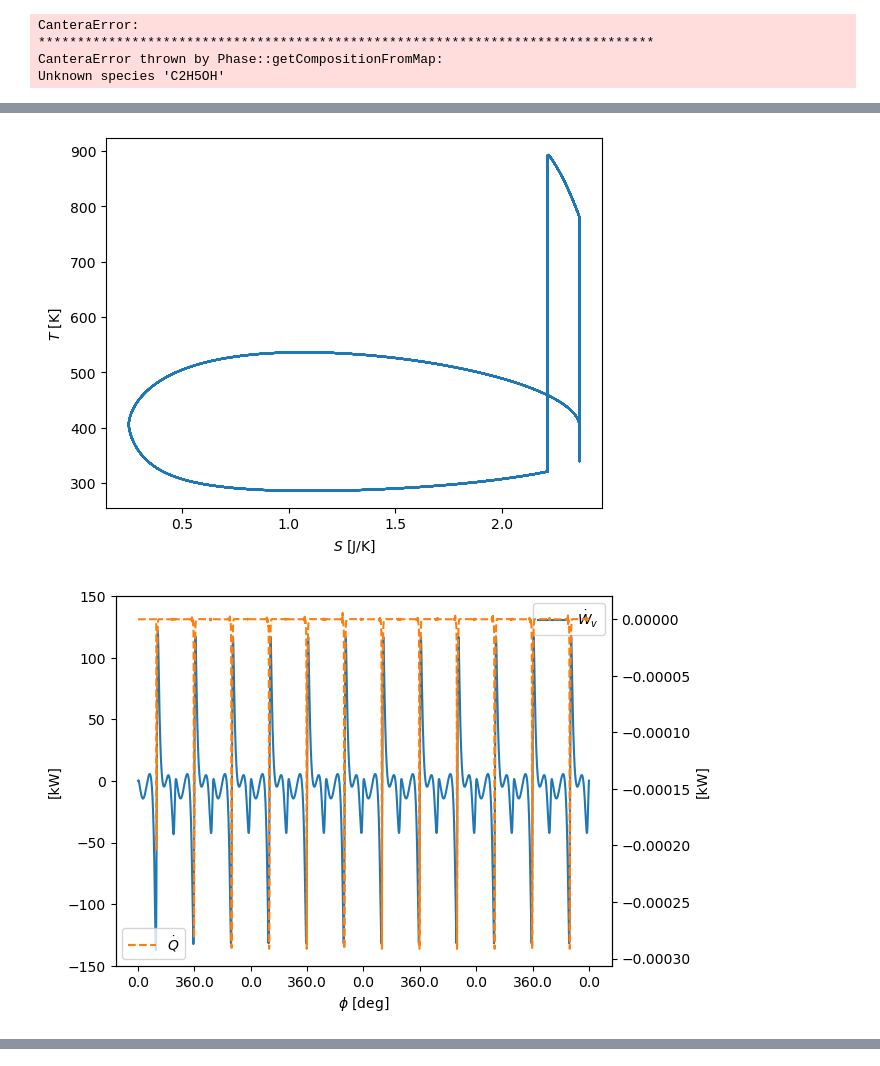
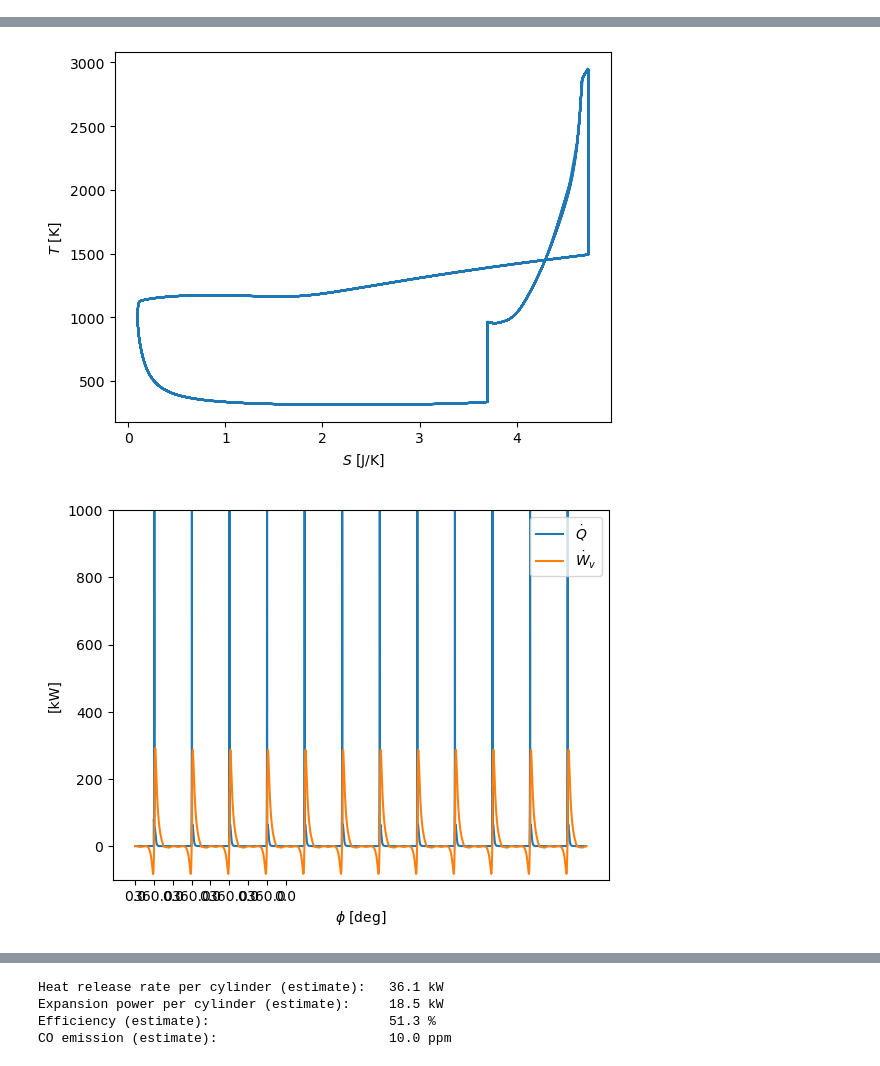
Before and after one commit to mgoureau/DP, a Jupyter notebook: ICU.ipynb, the cells around one changed output, grey strips where cells are left out. Drawn from its saved outputs; the diff is of its cells as text; code cells hidden in the pictures.

```diff
--- a/ICU.ipynb
+++ b/ICU.ipynb
@@ -64,7 +70,7 @@ atol = 1.e-16
 #####################################################################
 
 V_oT = V_H / (epsilon - 1.)
-A_piston = .25 * np.pi * d_piston ** 2
+A_piston = 0.25 * np.pi * d_piston ** 2
 stroke = V_H / A_piston
 
 
@@ -82,7 +88,7 @@ def piston_speed(t):
 #####################################################################
 
 # load reaction mechanism
-gas = ct.Solution(reaction_mechanism)
+gas = ct.Solution(reaction_mechanism,phase_name)
 
 # define initial state and set up reactor
 gas.TPX = T_inlet, p_inlet, comp_inlet
@@ -99,8 +105,7 @@ inlet = ct.Reservoir(gas)
 inlet_valve = ct.Valve(inlet, cyl)
 inlet_delta = np.mod(inlet_close - inlet_open, 4 * np.pi)
 inlet_valve.valve_coeff = inlet_valve_coeff
-inlet_valve.time_function = (
-    lambda t: np.mod(crank_angle(t) - inlet_open, 4 * np.pi) < inlet_delta)
+inlet_valve.time_function = (lambda t: np.mod(crank_angle(t) - inlet_open, 4 * np.pi) < inlet_delta)
 
 # define injector state (gaseous!)
 gas.TPX = T_injector, p_injector, comp_injector
@@ -111,8 +116,7 @@ injector_mfc = ct.MassFlowController(injector, cyl)
 injector_delta = np.mod(injector_close - injector_open, 4 * np.pi)
 injector_t_open = (injector_close - injector_open) / 2. / np.pi / f
 injector_mfc.mass_flow_coeff = injector_mass / injector_t_open
-injector_mfc.time_function = (
-    lambda t: np.mod(crank_angle(t) - injector_open, 4 * np.pi) < injector_delta)
+injector_mfc.time_function = (lambda t: np.mod(crank_angle(t) - injector_open, 4 * np.pi) < injector_delta)
 
 # define outlet pressure (temperature and composition don't matter)
 gas.TPX = T_ambient, p_outlet, comp_ambient
@@ -122,8 +126,7 @@ outlet = ct.Reservoir(gas)
 outlet_valve = ct.Valve(cyl, outlet)
 outlet_delta = np.mod(outlet_close - outlet_open, 4 * np.pi)
 outlet_valve.valve_coeff = outlet_valve_coeff
-outlet_valve.time_function = (
-    lambda t: np.mod(crank_angle(t) - outlet_open, 4 * np.pi) < outlet_delta)
+outlet_valve.time_function = (lambda t: np.mod(crank_angle(t) - outlet_open, 4 * np.pi) < outlet_delta)
 
 # define ambient pressure (temperature and composition don't matter)
 gas.TPX = T_ambient, p_ambient, comp_ambient
@@ -138,11 +141,6 @@ piston.velocity = piston_speed
 sim = ct.ReactorNet([cyl])
 sim.rtol, sim.atol = rtol, atol
 cyl.set_advance_limit('temperature', delta_T_max)
-# %% [output]
-CanteraError:
-*******************************************************************************
-CanteraError thrown by Phase::getCompositionFromMap:
-Unknown species 'C2H5OH'
 # %%
 #####################################################################
 # Run Simulation
@@ -155,7 +153,7 @@ states = ct.SolutionArray(
 )
 
 # simulate with a maximum resolution of 1 deg crank angle
-dt = 1. / (360 * f)
+dt = 0.1 * 1. / (360 * f)
 t_stop = sim_n_revolutions / f
 while sim.time < t_stop:
 
@@ -215,43 +213,26 @@ plt.show()
 
 # heat of reaction and expansion work
 fig, ax = plt.subplots()
-
-ax.plot(t, 1.e-3 * states.dWv_dt, label=r'$\dot{W}_v$', color='C0')
-ax.set_ylim(-150, 150)
+ax.plot(t, 1.e-3 * states.heat_release_rate * states.V, label=r'$\dot{Q}$')
+ax.plot(t, 1.e-3 * states.dWv_dt, label=r'$\dot{W}_v$')
+ax.set_ylim(-1e2, 1e3)
 ax.legend(loc=0)
 ax.set_ylabel('[kW]')
 ax.set_xlabel(r'$\phi$ [deg]')
 ax.set_xticks(xticks)
 ax.set_xticklabels(ca_ticks(xticks))
-
-ax2=ax.twinx()
-ax2.plot(t, 1.e-3 * states.heat_release_rate * states.V, label=r'$\dot{Q}$', color='C1', linestyle='--')
-ax2.legend(loc=0)
-ax2.set_ylabel('[kW]')
-
 plt.show()
 
 # gas composition
-
+fig, ax = plt.subplots()
 ax.plot(t, states('o2').X, label='O2')
 ax.plot(t, states('co2').X, label='CO2')
 ax.plot(t, states('co').X, label='CO')
-
-ax.plot(t, states('IXC8H18').X * 10, label='isooctane x10')
+ax.plot(t, states('c12h26').X * 10, label='n-Dodecane x10')
 ax.legend(loc=0)
 ax.set_ylabel('$X_i$ [-]')
 ax.set_xlabel(r'$\phi$ [deg]')
 ax.set_xticks(xticks)
 ax.set_xticklabels(ca_ticks(xticks))
 plt.show()
-
-# NOx emissions
-fig, ax = plt.subplots()
-ax.plot(t, states('no').X, label='NO')
-ax.legend(loc=0)
-ax.set_ylabel('$X_i$ [-]')
-ax.set_xlabel(r'$\phi$ [deg]')
-ax.set_xticks(xticks)
-ax.set_xticklabels(ca_ticks(xticks))
-plt.show()
 # %% [output]
@@ -260,2 +241,2 @@ plt.show()
-[figure, old version]
+[figure, new version]
-[figure, old version]
+[figure, new version]
@@ -262,0 +244,28 @@ plt.show()
+# %%
+######################################################################
+# Integral Results
+######################################################################
+
+# heat release
+Q = trapz(states.heat_release_rate * states.V, t)
+output_str = '{:45s}{:>4.1f} {}'
+print(output_str.format('Heat release rate per cylinder (estimate):', Q / t[-1] / 1000., 'kW'))
+
+# expansion power
+W = trapz(states.dWv_dt, t)
+print(output_str.format('Expansion power per cylinder (estimate):', W / t[-1] / 1000., 'kW'))
+
+# efficiency
+eta = W / Q
+print(output_str.format('Efficiency (estimate):', eta * 100., '%'))
+
+# CO emissions
+MW = states.mean_molecular_weight
+CO_emission = trapz(MW * states.mdot_out * states('CO').X[:, 0], t)
+CO_emission /= trapz(MW * states.mdot_out, t)
+print(output_str.format('CO emission (estimate):', CO_emission * 1.e6, 'ppm'))
+# %% [output]
+Heat release rate per cylinder (estimate):   36.1 kW
+Expansion power per cylinder (estimate):     18.5 kW
+Efficiency (estimate):                       51.3 %
+CO emission (estimate):                      10.0 ppm
```
Also changed, not shown: parts of 2 cells of this notebook, 1 other file.
